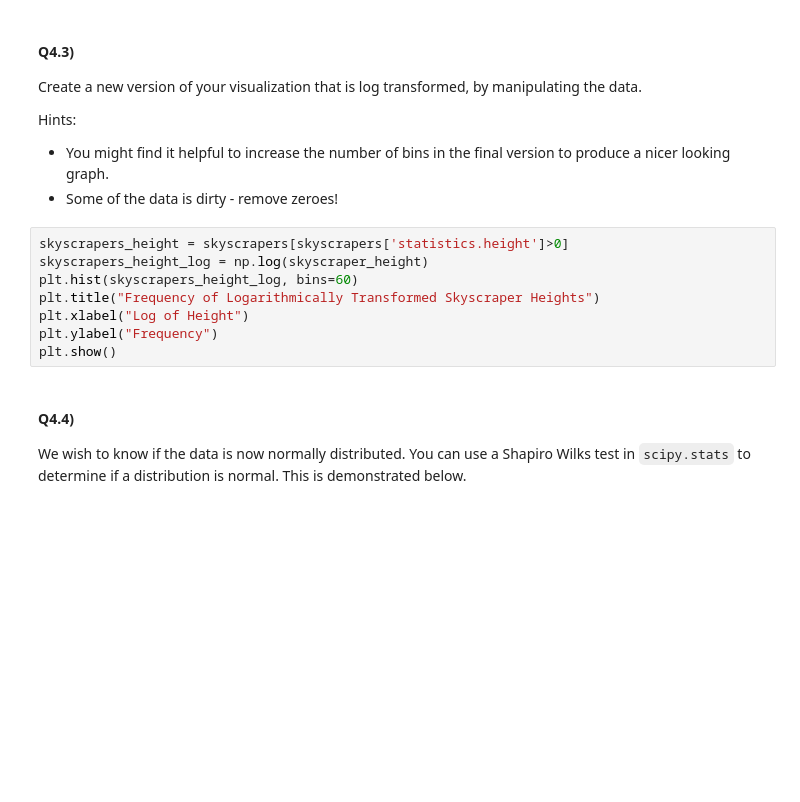
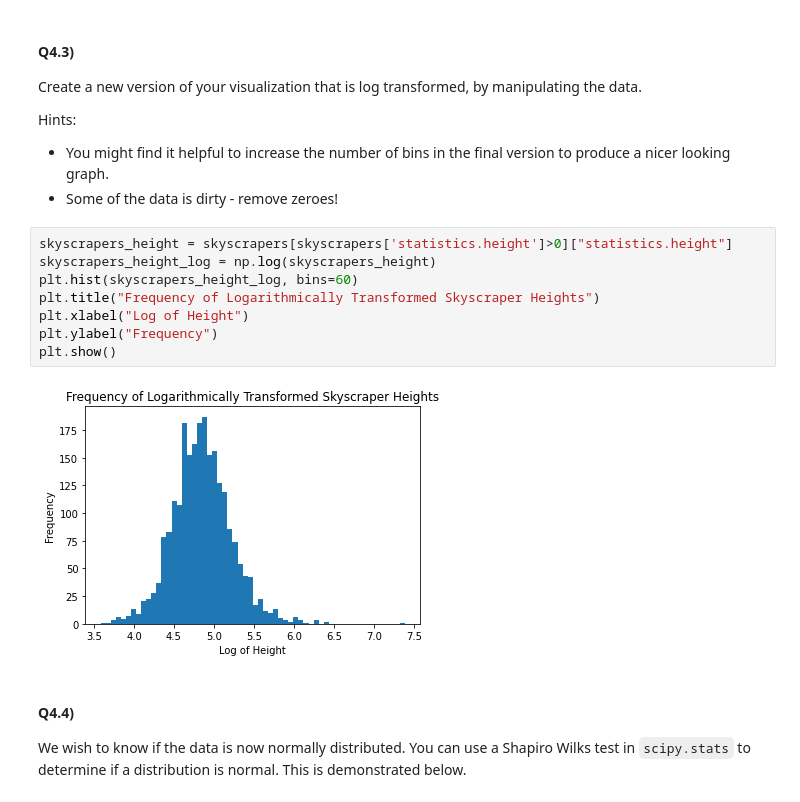
Before and after one commit to amaniedu71/CISC367-h-w, a Jupyter notebook: wk6/Statistics_Workbook.ipynb, the cells around one changed output. Drawn from its saved outputs; the diff is of its cells as text; blank space fills up the shorter version.

```diff
--- a/wk6/Statistics_Workbook.ipynb
+++ b/wk6/Statistics_Workbook.ipynb
@@ -439,13 +453,15 @@ Hints:
 * You might find it helpful to increase the number of bins in the final version to produce a nicer looking graph.
 * Some of the data is dirty - remove zeroes!
 # %%
-skyscrapers_height = skyscrapers[skyscrapers['statistics.height']>0]
-skyscrapers_height_log = np.log(skyscraper_height)
+skyscrapers_height = skyscrapers[skyscrapers['statistics.height']>0]["statistics.height"]
+skyscrapers_height_log = np.log(skyscrapers_height)
 plt.hist(skyscrapers_height_log, bins=60)
 plt.title("Frequency of Logarithmically Transformed Skyscraper Heights")
 plt.xlabel("Log of Height")
 plt.ylabel("Frequency")
 plt.show()
+# %% [output]
+[figure, added]
 # %% [markdown]
 #### Q4.4)
 
```
Also changed, not shown: parts of 5 cells of this notebook.
